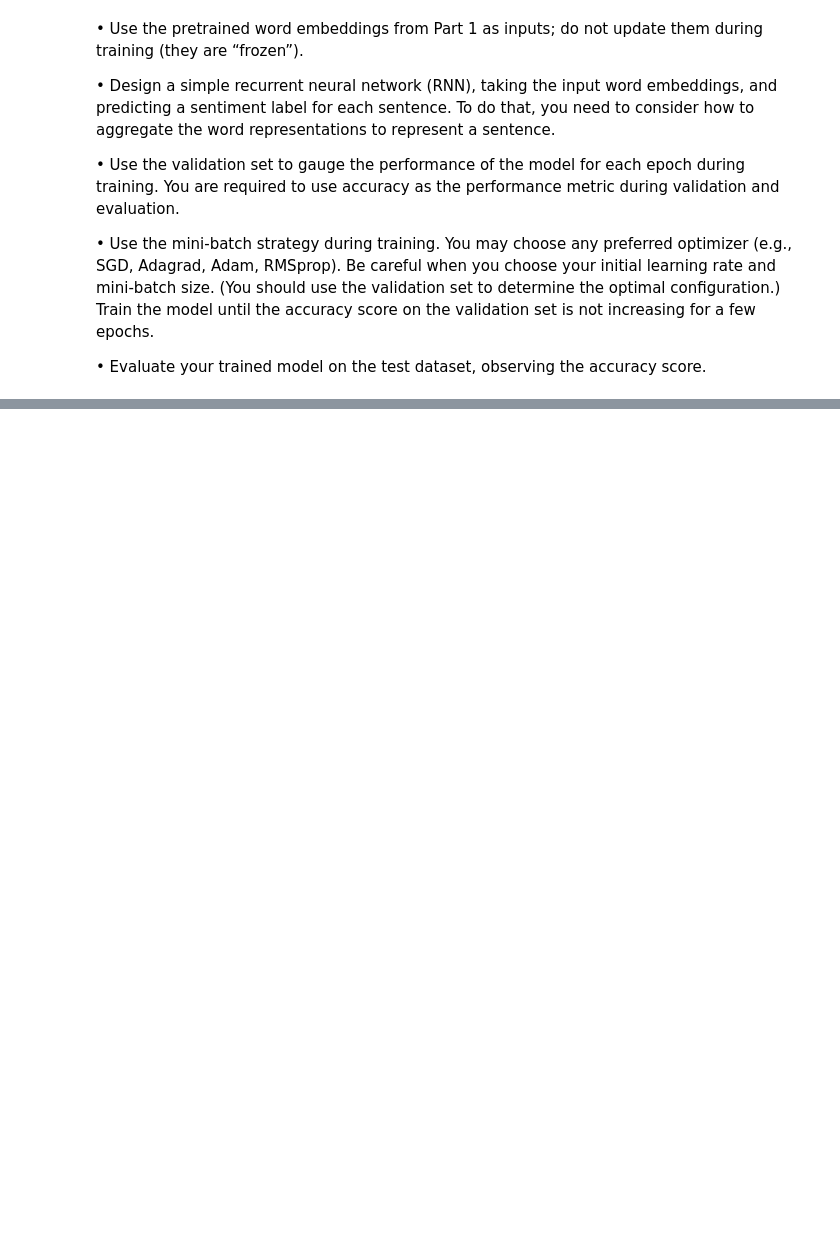
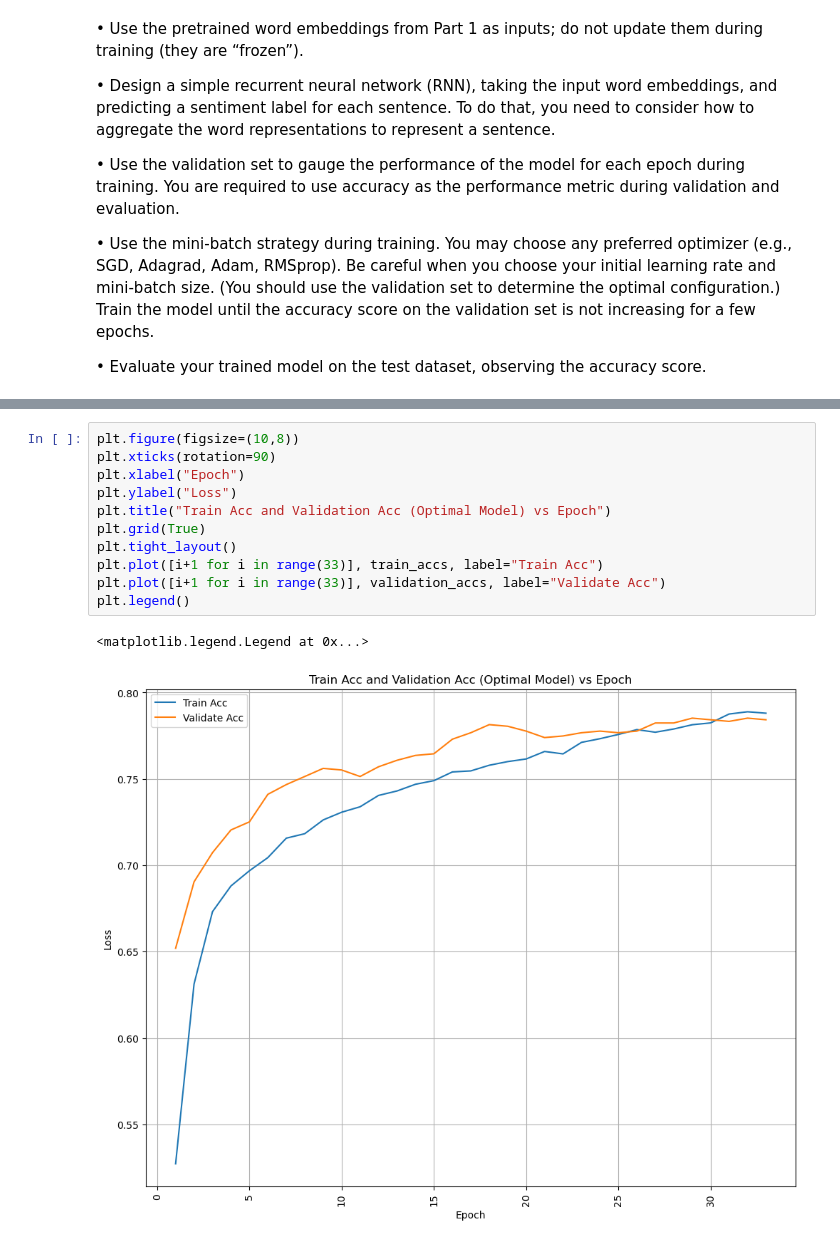
Before and after one commit to HiIAmTzeKean/SC4002-NLP, a Jupyter notebook: part_2.ipynb, the cells around one changed output, grey strips where cells are left out. Drawn from its saved outputs; the diff is of its cells as text; blank space fills up the shorter version.

```diff
--- a/part_2.ipynb
+++ b/part_2.ipynb
@@ -213,0 +1060,14 @@ test set.
+# %%
+plt.figure(figsize=(10,8))
+plt.xticks(rotation=90)
+plt.xlabel("Epoch")
+plt.ylabel("Loss")
+plt.title("Train Acc and Validation Acc (Optimal Model) vs Epoch")
+plt.grid(True)
+plt.tight_layout()
+plt.plot([i+1 for i in range(33)], train_accs, label="Train Acc")
+plt.plot([i+1 for i in range(33)], validation_accs, label="Validate Acc")
+plt.legend()
+# %% [output]
+<matplotlib.legend.Legend at 0x...>
+[figure, added]
```
Also changed, not shown: parts of 128 cells of this notebook.
